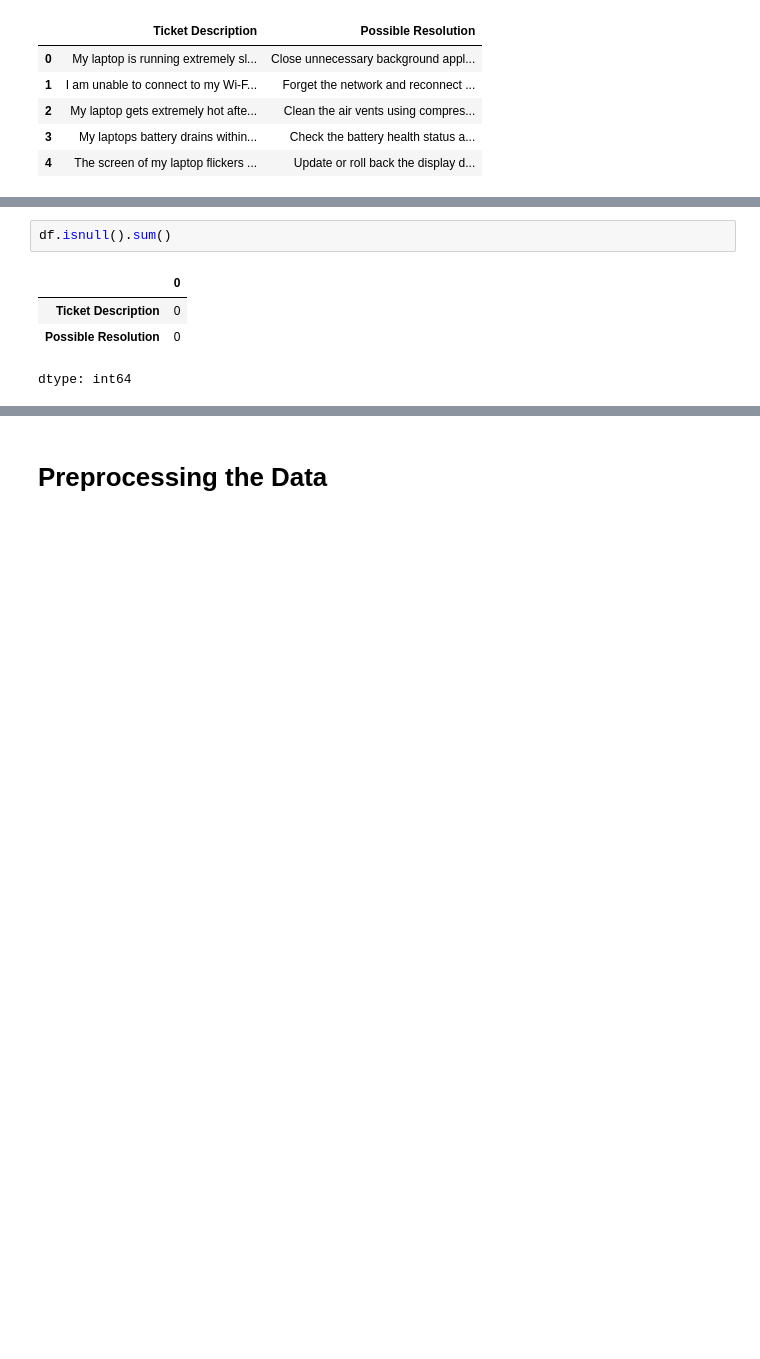
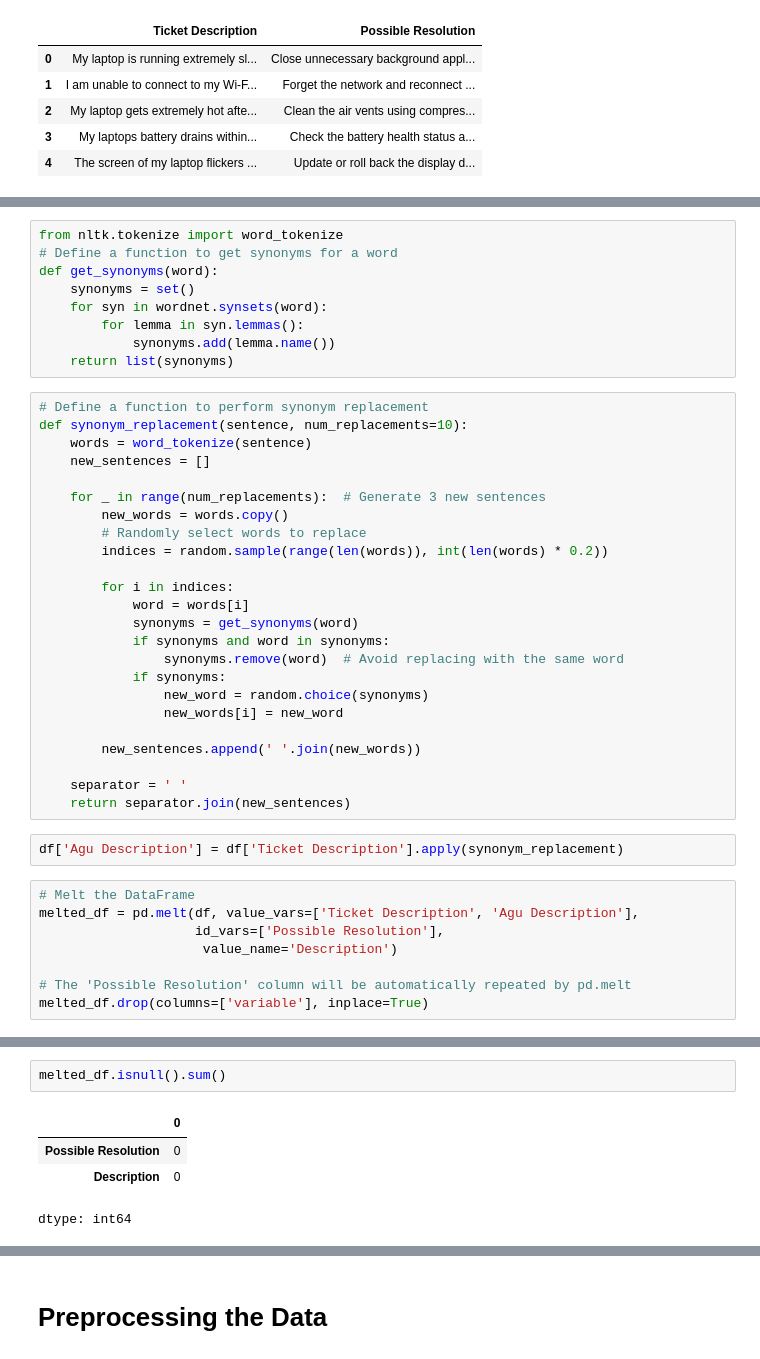
Before and after one commit to SriRamK345/-Ticket-Resolution-Recommendation-using-TF-IDF-and-Cosine-Similarity, a Jupyter notebook: Ticket_Resolution_Recommendation.ipynb, the cells around one changed output, grey strips where cells are left out. Cells and saved outputs as stored; diff of their text form; blank space fills up the shorter version.

```diff
--- a/Ticket_Resolution_Recommendation.ipynb
+++ b/Ticket_Resolution_Recommendation.ipynb
@@ -26,0 +47,43 @@ df.head()
+# %%
+from nltk.tokenize import word_tokenize
+# Define a function to get synonyms for a word
+def get_synonyms(word):
+    synonyms = set()
+    for syn in wordnet.synsets(word):
+        for lemma in syn.lemmas():
+            synonyms.add(lemma.name())
+    return list(synonyms)
+# %%
+# Define a function to perform synonym replacement
+def synonym_replacement(sentence, num_replacements=10):
+    words = word_tokenize(sentence)
+    new_sentences = []
+
+    for _ in range(num_replacements):  # Generate 3 new sentences
+        new_words = words.copy()
+        # Randomly select words to replace
+        indices = random.sample(range(len(words)), int(len(words) * 0.2))
+
+        for i in indices:
+            word = words[i]
+            synonyms = get_synonyms(word)
+            if synonyms and word in synonyms:
+                synonyms.remove(word)  # Avoid replacing with the same word
+            if synonyms:
+                new_word = random.choice(synonyms)
+                new_words[i] = new_word
+
+        new_sentences.append(' '.join(new_words))
+
+    separator = ' '
+    return separator.join(new_sentences)
+# %%
+df['Agu Description'] = df['Ticket Description'].apply(synonym_replacement)
+# %%
+# Melt the DataFrame
+melted_df = pd.melt(df, value_vars=['Ticket Description', 'Agu Description'],
+                    id_vars=['Possible Resolution'],
+                     value_name='Description')
+
+# The 'Possible Resolution' column will be automatically repeated by pd.melt
+melted_df.drop(columns=['variable'], inplace=True)
@@ -27,7 +106,7 @@ df.head()
 # %%
-df.isnull().sum()
+melted_df.isnull().sum()
 # %% [output]
 |  | 0 |
-| Ticket Description | 0 |
 | Possible Resolution | 0 |
+| Description | 0 |
 dtype: int64
```
Also changed, not shown: parts of 12 cells of this notebook.
